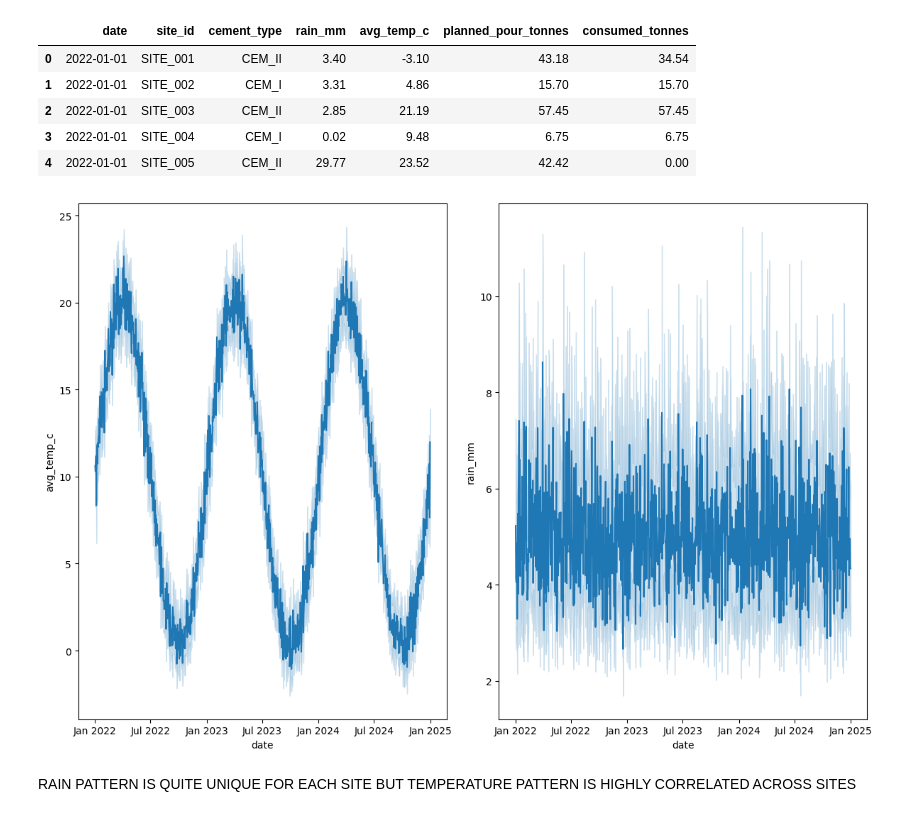
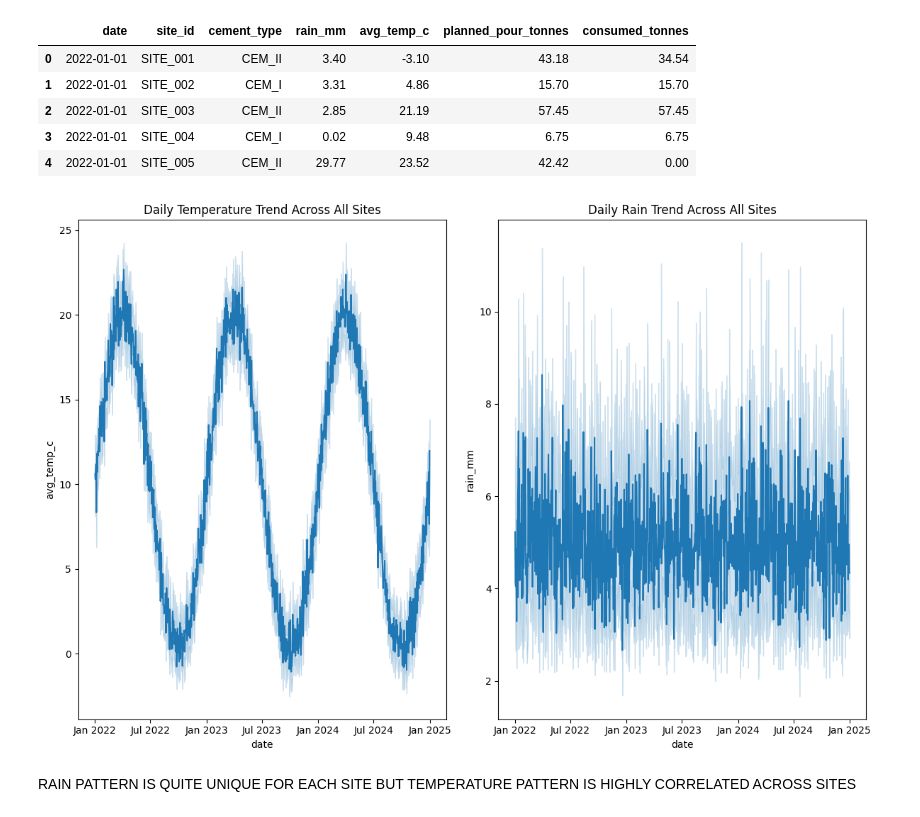
Before and after one commit to sarbol/MIG_CEMENT_DEMAND_FORECAST_SYSTEM_TEAM_D, a Jupyter notebook: notebook/exploratory_book.ipynb, the cells around one changed output. Cells and saved outputs as stored; diff of their text form; code cells hidden in the pictures.

```diff
--- a/notebook/exploratory_book.ipynb
+++ b/notebook/exploratory_book.ipynb
@@ -1614,19 +695,22 @@ data.head()
 # %%
 fig, ax = plt.subplots(1, 2, figsize = (12, 8))
 
 sns.lineplot(data = data, x = "date", y = "avg_temp_c", ax = ax[0])
 sns.lineplot(data = data, x = "date", y = "rain_mm", ax = ax[1])
 
 ax[0].xaxis.set_major_locator(mdates.AutoDateLocator(maxticks=5))
 ax[0].xaxis.set_major_formatter(mdates.DateFormatter('%b %Y'))
 
 ax[1].xaxis.set_major_locator(mdates.AutoDateLocator(maxticks=5))
 ax[1].xaxis.set_major_formatter(mdates.DateFormatter('%b %Y'))
 
+ax[0].set_title("Daily Temperature Trend Across All Sites")
+ax[1].set_title("Daily Rain Trend Across All Sites")
+
 plt.tight_layout()
 plt.show()
 # %% [output]
-[figure, old version]
+[figure, new version]
 # %%
 def correlation(site_a: str, site_b: str,
                 variable: Literal["rain_mm", "avg_temp_c"] = "rain_mm",
```
Also changed, not shown: parts of 144 cells of this notebook, 1 other file.
